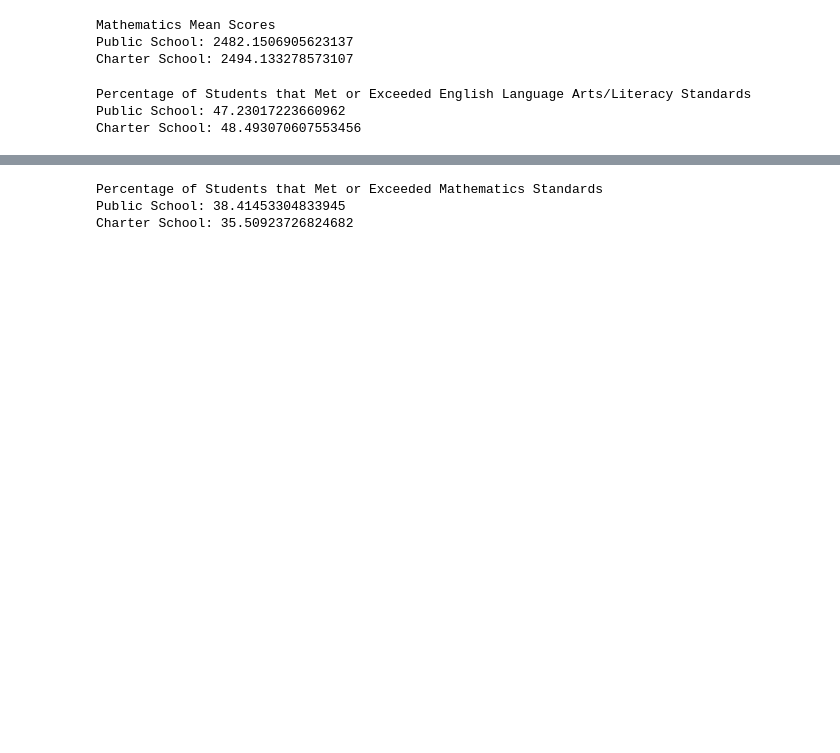
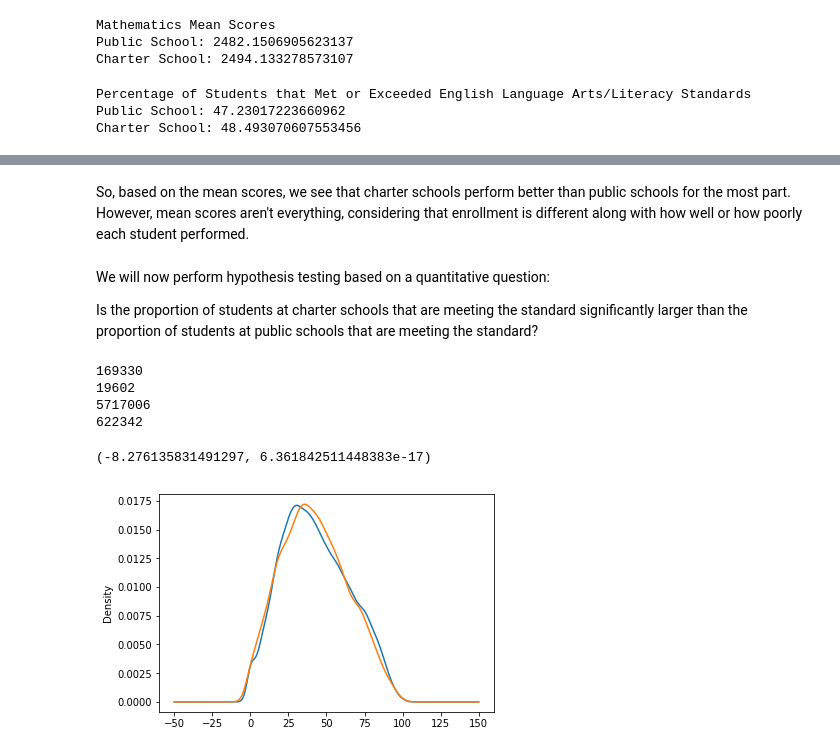
Before and after one commit to annebelleo/CAASPP-2018-schools, a Jupyter notebook: ct paper pre-processing.ipynb, the cells around one changed output, grey strips where cells are left out. Cells and saved outputs as stored; diff of their text form; code cells hidden in the pictures; blank space fills up the shorter version.

```diff
--- a/ct paper pre-processing.ipynb
+++ b/ct paper pre-processing.ipynb
@@ -129,0 +157,6 @@ Charter School: 48.493070607553456
+# %% [markdown]
+So, based on the mean scores, we see that charter schools perform better than public schools for the most part. However, mean scores aren't everything, considering that enrollment is different along with how well or how poorly each student performed.
+# %% [markdown]
+We will now perform hypothesis testing based on a quantitative question:
+
+Is the proportion of students at charter schools that are meeting the standard significantly larger than the proportion of students at public schools that are meeting the standard?
@@ -130,8 +167,43 @@ Charter School: 48.493070607553456
+# %%
+public_school_standard_met = 0
+charter_school_standard_met = 0
+
+public_school_students_tested = sum(public_school_data["Students Tested"].astype(int))
+charter_school_students_tested = sum(charter_school_data["Students Tested"].astype(int))
+
+for i in public_school_data.index:
+    try:
+        public_school_standard_met += int(int(round(float(public_school_data["Students Tested"][i]))) / int(round(float(public_school_data["Percentage Standard Met and Above"][i]))))
+    except:
+        pass
+
+for i in charter_school_data.index:
+    try:
+        charter_school_standard_met += int(int(round(float(charter_school_data["Students Tested"][i]))) / int(round(float(charter_school_data["Percentage Standard Met and Above"][i]))))
+    except:
+        pass
+
+null_hypothesis = "public_school_standard_met=charter_school_standard_met"
+alt_hypothesis = "public_school_standard_met<charter_school_standard_met"
+
+print(public_school_standard_met)
+print(charter_school_standard_met)
+print(public_school_students_tested)
+print(charter_school_students_tested)
+# %% [output]
+169330
+19602
+5717006
+622342
+# %%
+# z-test
+
+ztest_exam = sm.stats.proportions_ztest([public_school_standard_met, charter_school_standard_met], [public_school_students_tested, charter_school_students_tested], alternative='smaller')
+ztest_exam
+# %% [output]
+(-8.276135831491297, 6.361842511448383e-17)
 # %%
-print("Percentage of Students that Met or Exceeded Mathematics Standards")
-print("Public School: " + str(np.mean(public_school_math["Percentage Standard Met and Above"].astype(float))))
-print("Charter School: " + str(np.mean(charter_school_math["Percentage Standard Met and Above"].astype(float))))
+public_school_plot = (public_school_data["Percentage Standard Met and Above"].astype(float)).plot(kind='density');
+charter_school_plot = (charter_school_data["Percentage Standard Met and Above"].astype(float)).plot(kind='density');
 # %% [output]
-Percentage of Students that Met or Exceeded Mathematics Standards
-Public School: 38.41453304833945
-Charter School: 35.50923726824682
+[figure, added]
```
Also changed, not shown: parts of 13 cells of this notebook.
